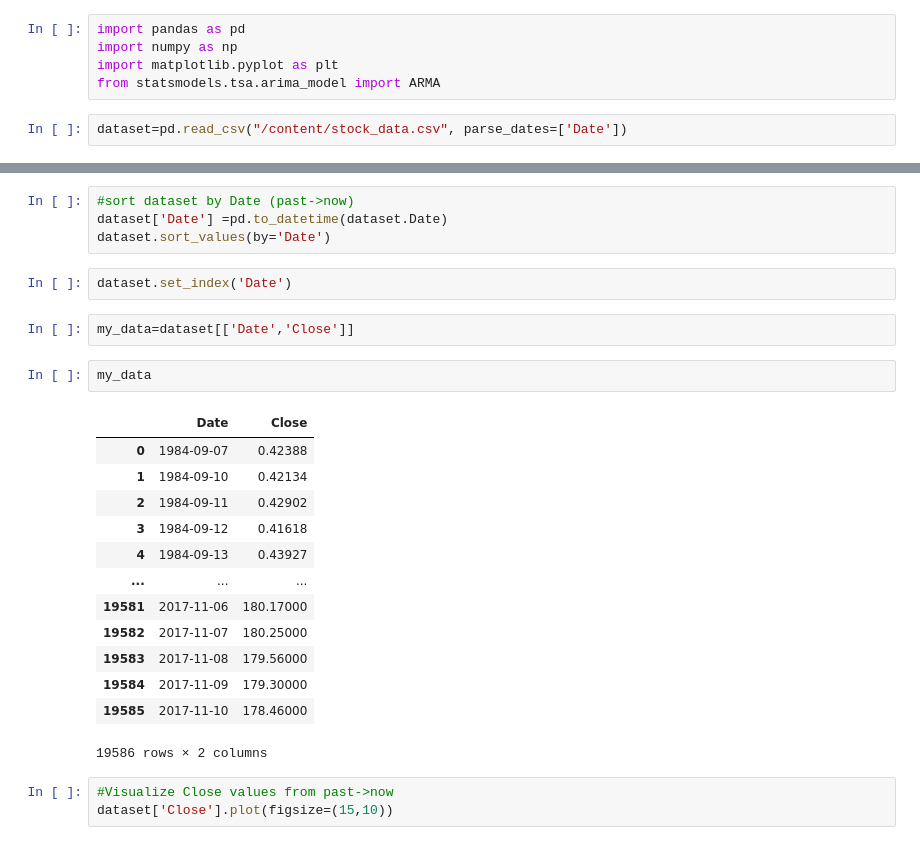
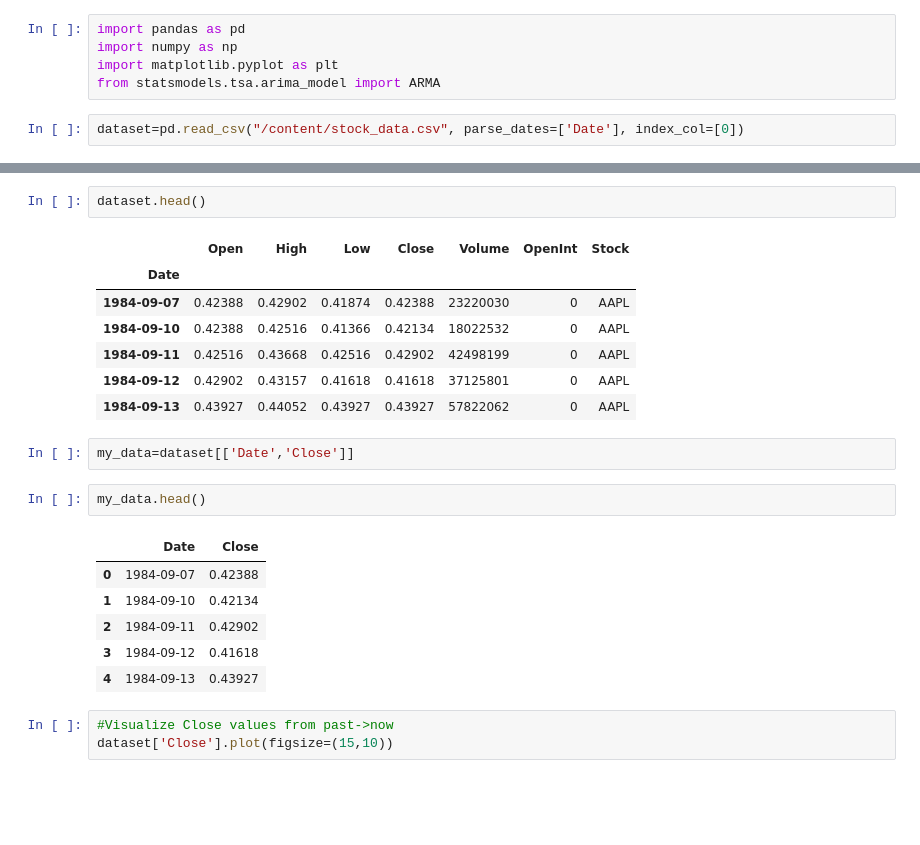
Before and after one commit to DaiVo20/Stock-Price-Prediction, a Jupyter notebook: MovingAverage.ipynb, the cells around one changed output, grey strips where cells are left out. Saved outputs shown, nothing was run; the diff lists cells and outputs as text; blank space fills up the shorter version.

```diff
--- a/MovingAverage.ipynb
+++ b/MovingAverage.ipynb
@@ -6,4 +6,4 @@ import numpy as np
 import matplotlib.pyplot as plt
 from statsmodels.tsa.arima_model import ARMA
 # %%
-dataset=pd.read_csv("/content/stock_data.csv", parse_dates=['Date'])
+dataset=pd.read_csv("/content/stock_data.csv", parse_dates=['Date'], index_col=[0])
@@ -38,27 +10,24 @@ for i in companies:
-# %%
-#sort dataset by Date (past->now)
-dataset['Date'] =pd.to_datetime(dataset.Date)
-dataset.sort_values(by='Date')
-# %%
-dataset.set_index('Date')
+# %%
+dataset.head()
+# %% [output]
+|  | Open | High | Low | Close | Volume | OpenInt | Stock |
+| Date |  |  |  |  |  |  |  |
+| 1984-09-07 | 0.42388 | 0.42902 | 0.41874 | 0.42388 | 23220030 | 0 | AAPL |
+| 1984-09-10 | 0.42388 | 0.42516 | 0.41366 | 0.42134 | 18022532 | 0 | AAPL |
+| 1984-09-11 | 0.42516 | 0.43668 | 0.42516 | 0.42902 | 42498199 | 0 | AAPL |
+| 1984-09-12 | 0.42902 | 0.43157 | 0.41618 | 0.41618 | 37125801 | 0 | AAPL |
+| 1984-09-13 | 0.43927 | 0.44052 | 0.43927 | 0.43927 | 57822062 | 0 | AAPL |
 # %%
 my_data=dataset[['Date','Close']]
 # %%
-my_data
+my_data.head()
 # %% [output]
 |  | Date | Close |
 | 0 | 1984-09-07 | 0.42388 |
 | 1 | 1984-09-10 | 0.42134 |
 | 2 | 1984-09-11 | 0.42902 |
 | 3 | 1984-09-12 | 0.41618 |
 | 4 | 1984-09-13 | 0.43927 |
-| ... | ... | ... |
-| 19581 | 2017-11-06 | 180.17000 |
-| 19582 | 2017-11-07 | 180.25000 |
-| 19583 | 2017-11-08 | 179.56000 |
-| 19584 | 2017-11-09 | 179.30000 |
-| 19585 | 2017-11-10 | 178.46000 |
-19586 rows × 2 columns
 # %%
 #Visualize Close values from past->now
 dataset['Close'].plot(figsize=(15,10))
```
Also changed, not shown: parts of 3 cells of this notebook.
